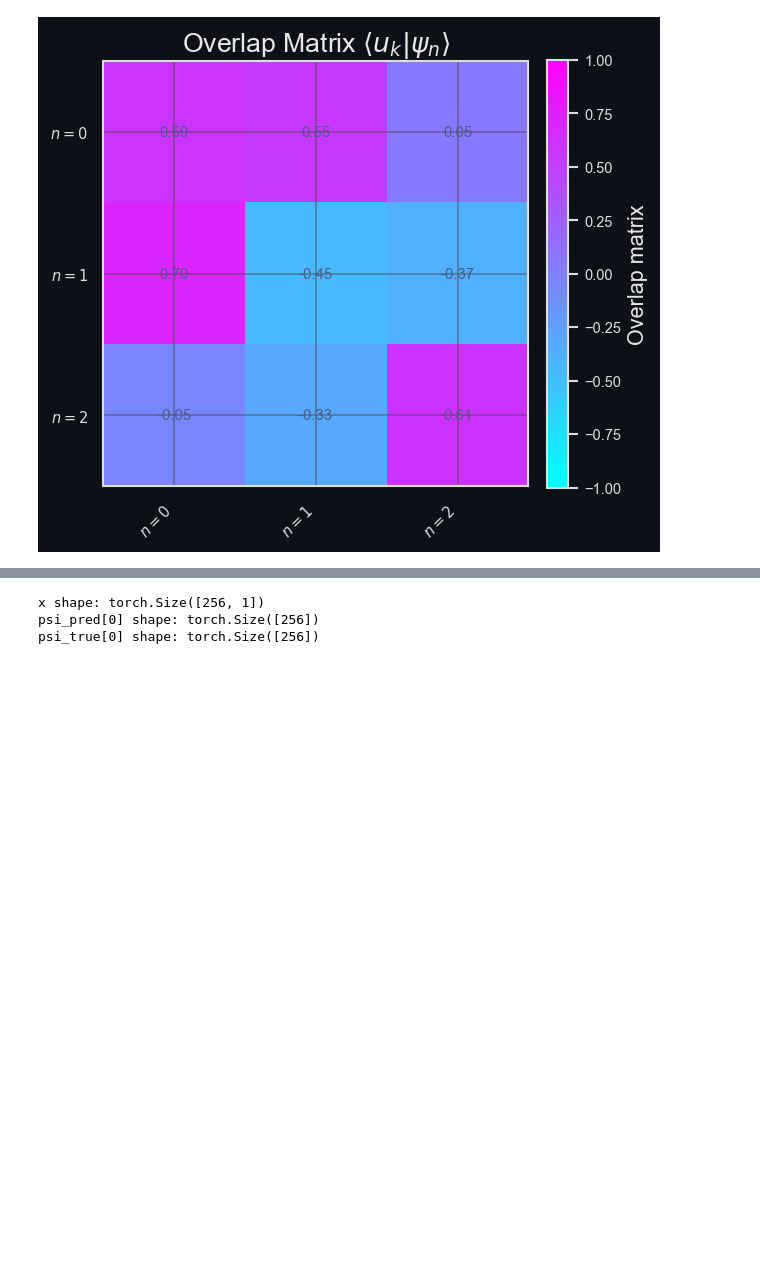
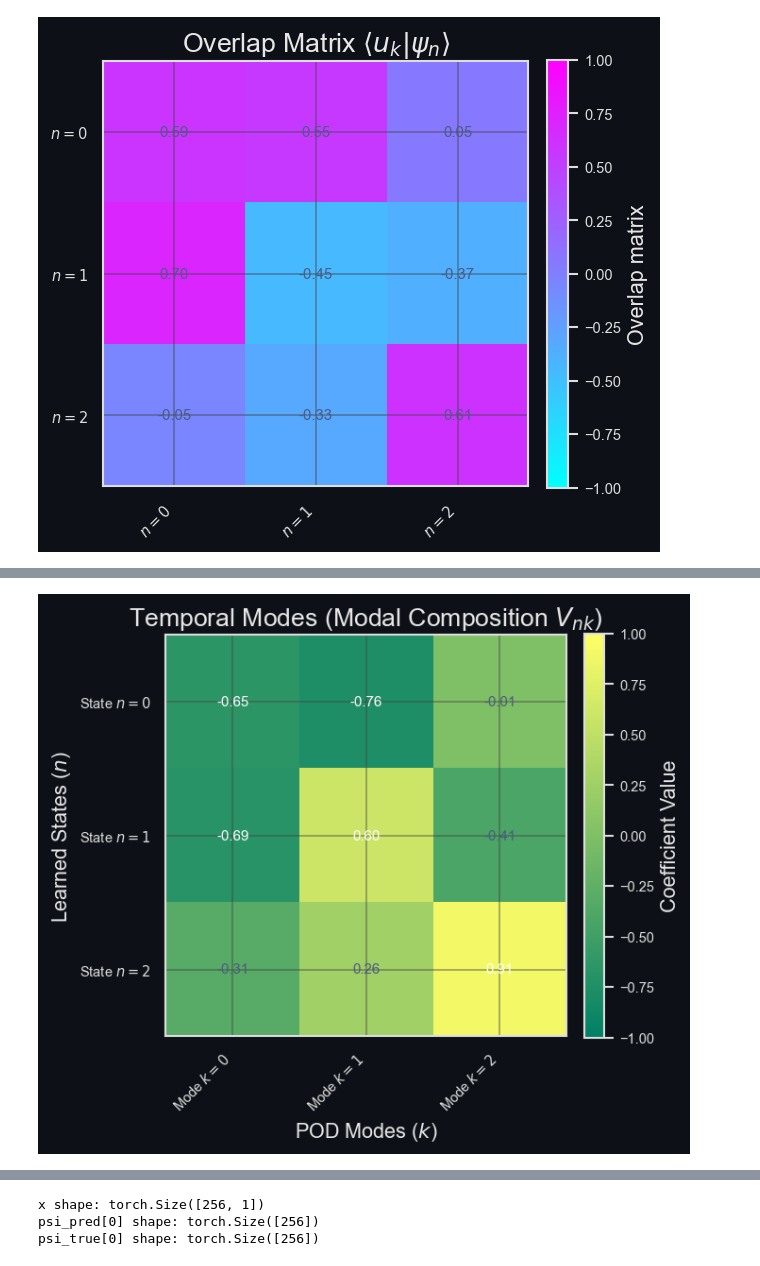
Before and after one commit to Scriber-Labs/lf-pinn-inverse-schrodinger, a Jupyter notebook: notebooks/demo.ipynb, the cells around one changed output, grey strips where cells are left out. Cells and saved outputs as stored; diff of their text form; code cells hidden in the pictures; blank space fills up the shorter version.

Commit message:
added a temporal mode heatmap plot and updated documentation

```diff
--- a/notebooks/demo.ipynb
+++ b/notebooks/demo.ipynb
@@ -540,0 +546,7 @@ fig = plot_pod_eigen_alignment(
+# %%
+fig = plot_pod_temporal_modes(
+    Vh=Vh,
+    out_path=pathlib.Path("../artifacts/demo_visuals/pod_temporal_modes.png"),
+)
+# %% [output]
+[figure, added]
```
Also changed, not shown: parts of 3 cells of this notebook, 2 other files.
